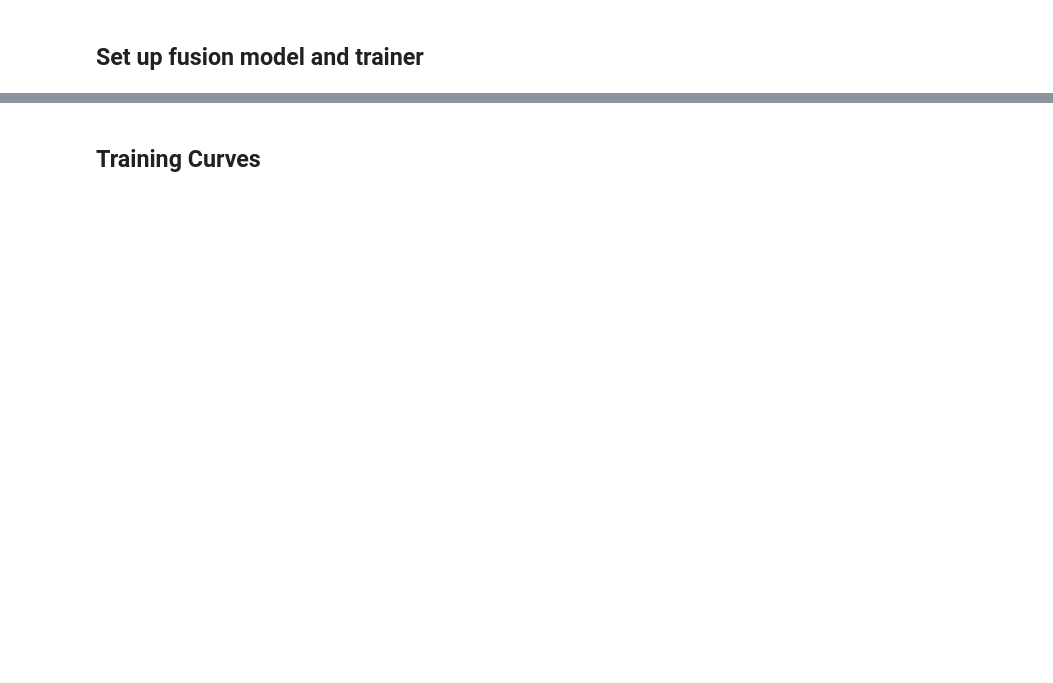
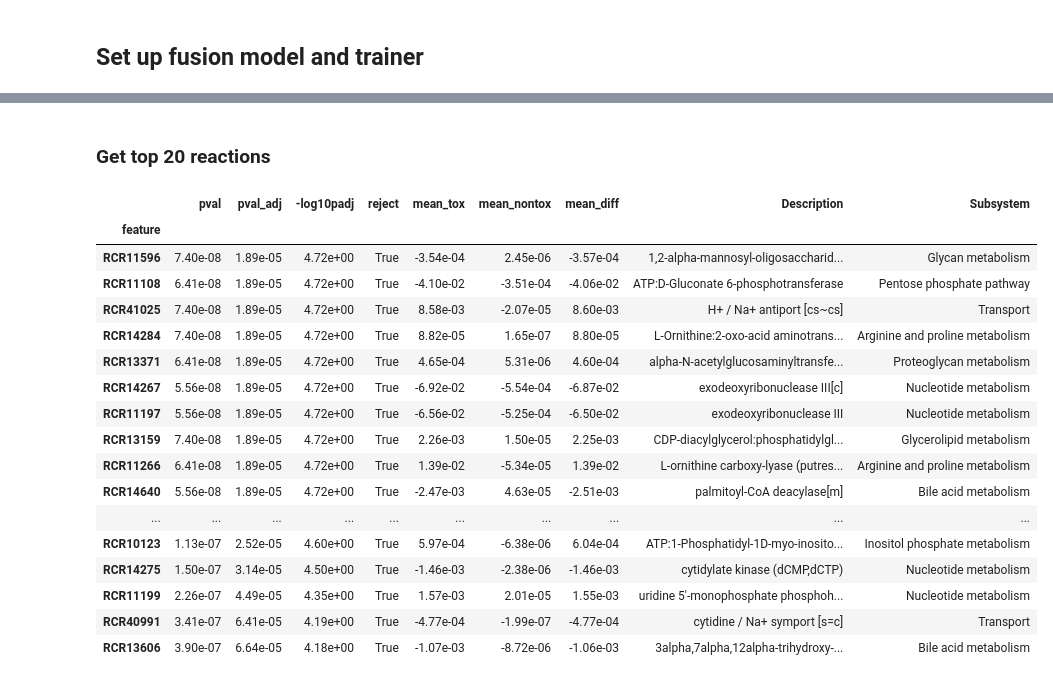
Before and after one commit to rohitkt10/cardioverse-minimal, a Jupyter notebook: notebooks/03_multiview_fusion.ipynb, the cells around one changed output, grey strips where cells are left out. Saved outputs shown, nothing was run; the diff lists cells and outputs as text; code cells hidden in the pictures; blank space fills up the shorter version.

```diff
--- a/notebooks/03_multiview_fusion.ipynb
+++ b/notebooks/03_multiview_fusion.ipynb
@@ -271,7 +298,6 @@ plt.show()
 # %%
 model_forward = fusion_trainer.predict
 ig = IntegratedGradients(model_forward)
-
 feature_lists = {"genes": genes, "reactions": reactions}
 
 # Get IG scores
@@ -297,3 +323,32 @@ igdf = {
 
 igtox = {m: df.loc[correct_case_ids] for m, df in igdf.items()}
 ignontox = {m: df.loc[correct_ctrl_ids] for m, df in igdf.items()}
+
+# Multiple hypothesis testing for identifying informative features
+inff_df = {}
+for idx, m in modalities.items():
+    pvals = []
+    for feat in igtox[m].columns:
+        stat, p = mannwhitneyu(
+            igtox[m][feat], ignontox[m][feat], alternative="two-sided"
+        )
+        pvals.append(p)
+
+    reject, pvals_adj, _, _ = multipletests(pvals, method="fdr_bh")
+
+    inff_df[m] = (
+        pd.DataFrame(
+            {
+                "feature": igtox[m].columns,
+                "pval": pvals,
+                "pval_adj": pvals_adj,
+                "-log10padj": -np.log10(pvals_adj),
+                "reject": reject,
+                "mean_tox": igtox[m].mean(),
+                "mean_nontox": ignontox[m].mean(),
+                "mean_diff": igtox[m].mean() - ignontox[m].mean(),
+            }
+        )
+        .set_index("feature")
+        .sort_values("pval_adj")
+    )
@@ -346,6 +423,33 @@ display(
+# %% [markdown]
+### Get top 20 reactions
 # %%
 top20_reactions_df = inff_df["reactions"].head(20)
+reactions_meta_df = pd.read_csv("../data/metadata/reactions_metadata.csv")
+top20_reactions_df = \
+        pd.concat(
+            [
+                top20_reactions_df,
+                reactions_meta_df.set_index("Abbreviation").loc[top20_reactions_df.index].loc[:,["Description", "Subsystem"]]
+            ],
+            axis=1)
 pd.options.display.float_format = "{:.2e}".format
 top20_reactions_df
+# %% [output]
+|  | pval | pval_adj | -log10padj | reject | mean_tox | mean_nontox | mean_diff | Description | Subsystem |
+| feature |  |  |  |  |  |  |  |  |  |
+| RCR11596 | 7.40e-08 | 1.89e-05 | 4.72e+00 | True | -3.54e-04 | 2.45e-06 | -3.57e-04 | 1,2-alpha-mannosyl-oligosaccharid... | Glycan metabolism |
+| RCR11108 | 6.41e-08 | 1.89e-05 | 4.72e+00 | True | -4.10e-02 | -3.51e-04 | -4.06e-02 | ATP:D-Gluconate 6-phosphotransferase | Pentose phosphate pathway |
+| RCR41025 | 7.40e-08 | 1.89e-05 | 4.72e+00 | True | 8.58e-03 | -2.07e-05 | 8.60e-03 | H+ / Na+ antiport [cs~cs] | Transport |
+| RCR14284 | 7.40e-08 | 1.89e-05 | 4.72e+00 | True | 8.82e-05 | 1.65e-07 | 8.80e-05 | L-Ornithine:2-oxo-acid aminotrans... | Arginine and proline metabolism |
+| RCR13371 | 6.41e-08 | 1.89e-05 | 4.72e+00 | True | 4.65e-04 | 5.31e-06 | 4.60e-04 | alpha-N-acetylglucosaminyltransfe... | Proteoglycan metabolism |
+| RCR14267 | 5.56e-08 | 1.89e-05 | 4.72e+00 | True | -6.92e-02 | -5.54e-04 | -6.87e-02 | exodeoxyribonuclease III[c] | Nucleotide metabolism |
+| RCR11197 | 5.56e-08 | 1.89e-05 | 4.72e+00 | True | -6.56e-02 | -5.25e-04 | -6.50e-02 | exodeoxyribonuclease III | Nucleotide metabolism |
+| RCR13159 | 7.40e-08 | 1.89e-05 | 4.72e+00 | True | 2.26e-03 | 1.50e-05 | 2.25e-03 | CDP-diacylglycerol:phosphatidylgl... | Glycerolipid metabolism |
+| RCR11266 | 6.41e-08 | 1.89e-05 | 4.72e+00 | True | 1.39e-02 | -5.34e-05 | 1.39e-02 | L-ornithine carboxy-lyase (putres... | Arginine and proline metabolism |
+| RCR14640 | 5.56e-08 | 1.89e-05 | 4.72e+00 | True | -2.47e-03 | 4.63e-05 | -2.51e-03 | palmitoyl-CoA deacylase[m] | Bile acid metabolism |
+| ... | ... | ... | ... | ... | ... | ... | ... | ... | ... |
+| RCR10123 | 1.13e-07 | 2.52e-05 | 4.60e+00 | True | 5.97e-04 | -6.38e-06 | 6.04e-04 | ATP:1-Phosphatidyl-1D-myo-inosito... | Inositol phosphate metabolism |
+| RCR14275 | 1.50e-07 | 3.14e-05 | 4.50e+00 | True | -1.46e-03 | -2.38e-06 | -1.46e-03 | cytidylate kinase (dCMP,dCTP) | Nucleotide metabolism |
+| RCR11199 | 2.26e-07 | 4.49e-05 | 4.35e+00 | True | 1.57e-03 | 2.01e-05 | 1.55e-03 | uridine 5'-monophosphate phosphoh... | Nucleotide metabolism |
+| RCR40991 | 3.41e-07 | 6.41e-05 | 4.19e+00 | True | -4.77e-04 | -1.99e-07 | -4.77e-04 | cytidine / Na+ symport [s=c] | Transport |
+| RCR13606 | 3.90e-07 | 6.64e-05 | 4.18e+00 | True | -1.07e-03 | -8.72e-06 | -1.06e-03 | 3alpha,7alpha,12alpha-trihydroxy-... | Bile acid metabolism |
-# %% [markdown]
-## Training Curves
```
Also changed, not shown: parts of 15 cells of this notebook, 5 other files.
